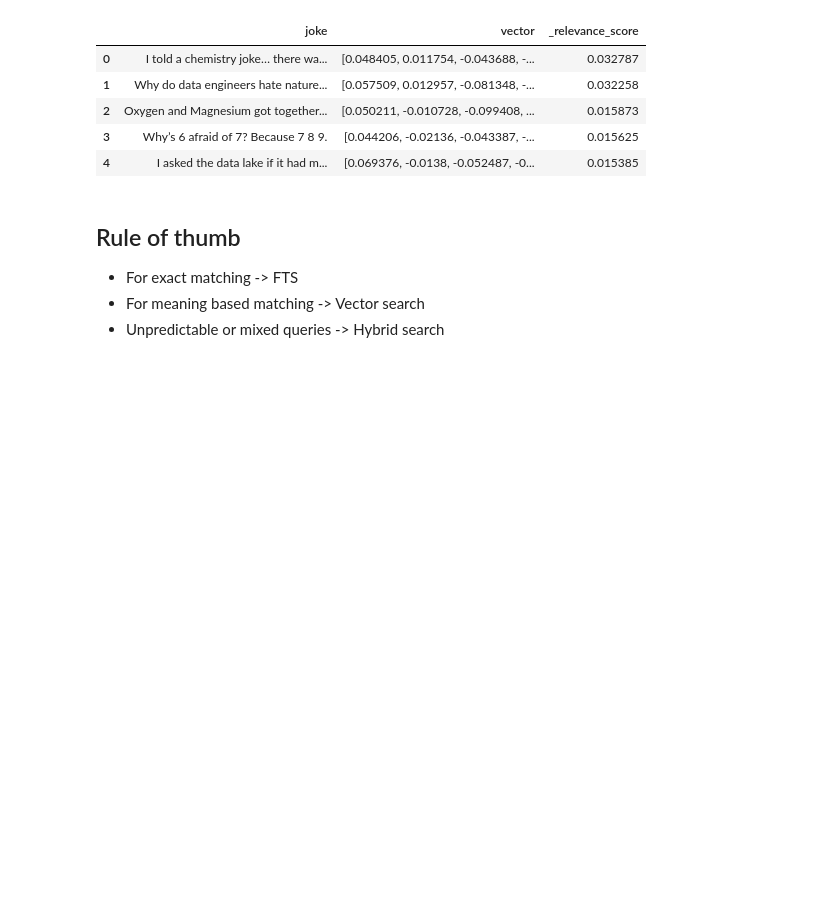
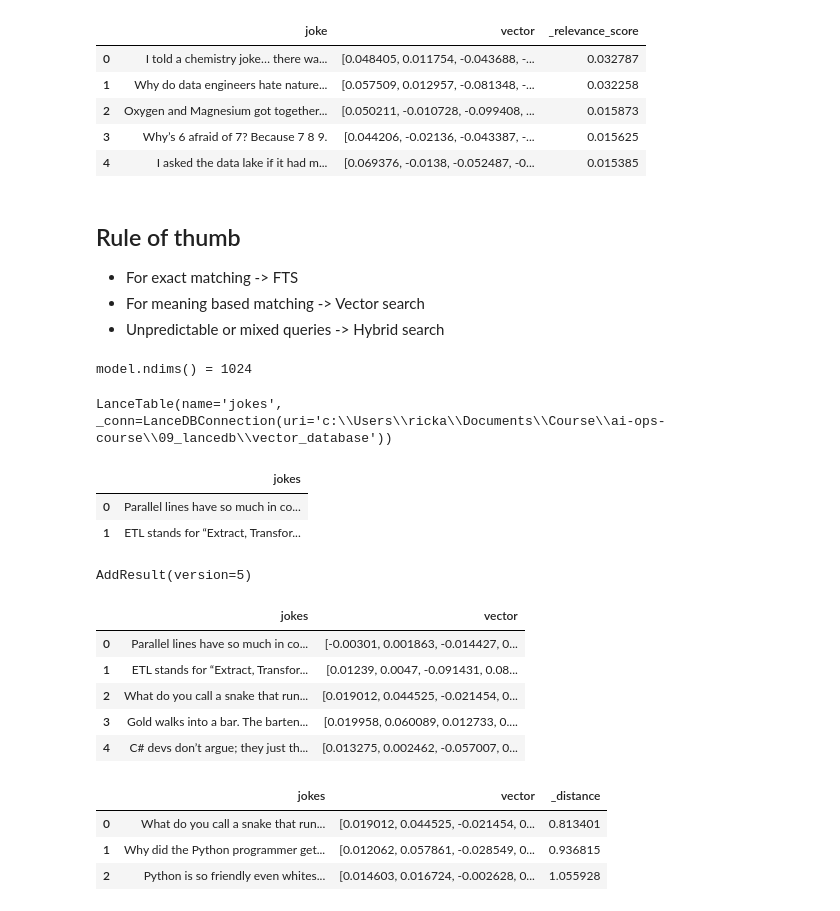
Before and after one commit to rickard-garnau/ai-ops-course, a Jupyter notebook: 09_lancedb/lancedb_basics.ipynb, the cells around one changed output. Saved outputs shown, nothing was run; the diff lists cells and outputs as text; code cells hidden in the pictures; blank space fills up the shorter version.

```diff
--- a/09_lancedb/lancedb_basics.ipynb
+++ b/09_lancedb/lancedb_basics.ipynb
@@ -281,3 +281,48 @@ results
 - For exact matching -> FTS
 - For meaning based matching -> Vector search
 - Unpredictable or mixed queries -> Hybrid search
+# %%
+from lancedb.pydantic import Vector
+from lancedb.embeddings import get_registry
+from dotenv import load_dotenv
+
+load_dotenv()
+
+model = get_registry().get("cohere").create(name="embed-multilingual-v3.0")
+
+class JokeModel(LanceModel):
+    jokes: str = model.SourceField()
+    vector: Vector(model.ndims()) = model.VectorField()
+
+print(f"{model.ndims() = }")
+db.create_table("jokes", schema=JokeModel, exist_ok=True, mode="overwrite")
+# %% [output]
+model.ndims() = 1024
+LanceTable(name='jokes', _conn=LanceDBConnection(uri='c:\\Users\\ricka\\Documents\\Course\\ai-ops-course\\09_lancedb\\vector_database'))
+# %%
+pd.read_json("data/jokes.json")
+df.head(2)
+# %% [output]
+|  | jokes |
+| 0 | Parallel lines have so much in co... |
+| 1 | ETL stands for “Extract, Transfor... |
+# %%
+db["jokes"].add(df)
+# %% [output]
+AddResult(version=5)
+# %%
+db["jokes"].to_pandas().head()
+# %% [output]
+|  | jokes | vector |
+| 0 | Parallel lines have so much in co... | [-0.00301, 0.001863, -0.014427, 0... |
+| 1 | ETL stands for “Extract, Transfor... | [0.01239, 0.0047, -0.091431, 0.08... |
+| 2 | What do you call a snake that run... | [0.019012, 0.044525, -0.021454, 0... |
+| 3 | Gold walks into a bar. The barten... | [0.019958, 0.060089, 0.012733, 0.... |
+| 4 | C# devs don’t argue; they just th... | [0.013275, 0.002462, -0.057007, 0... |
+# %%
+db["jokes"].search("ge mig ett python skämt").limit(3).to_pandas()
+# %% [output]
+|  | jokes | vector | _distance |
+| 0 | What do you call a snake that run... | [0.019012, 0.044525, -0.021454, 0... | 0.813401 |
+| 1 | Why did the Python programmer get... | [0.012062, 0.057861, -0.028549, 0... | 0.936815 |
+| 2 | Python is so friendly even whites... | [0.014603, 0.016724, -0.002628, 0... | 1.055928 |
```
Also changed, not shown: parts of 13 cells of this notebook, 19 other files.
